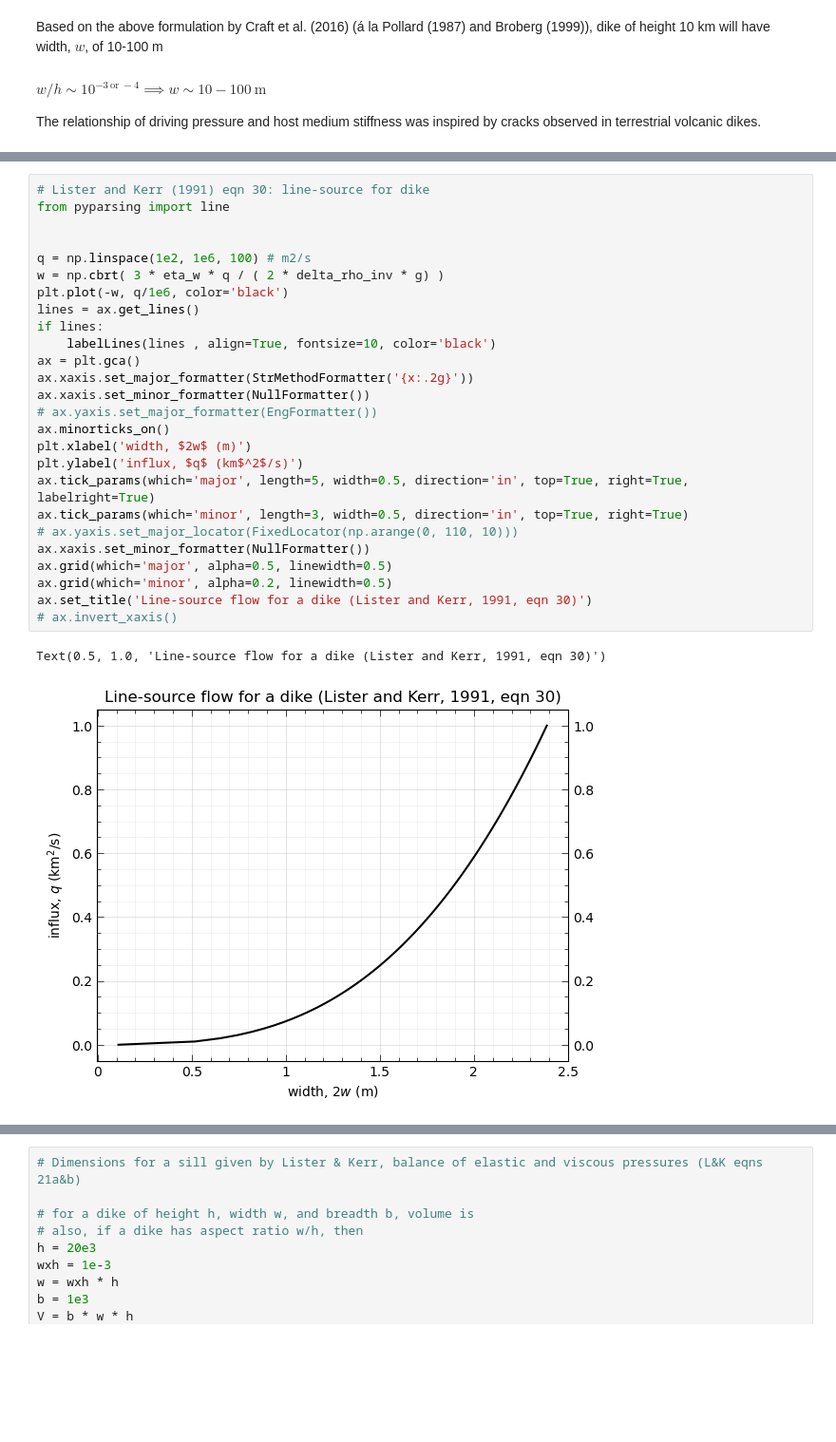
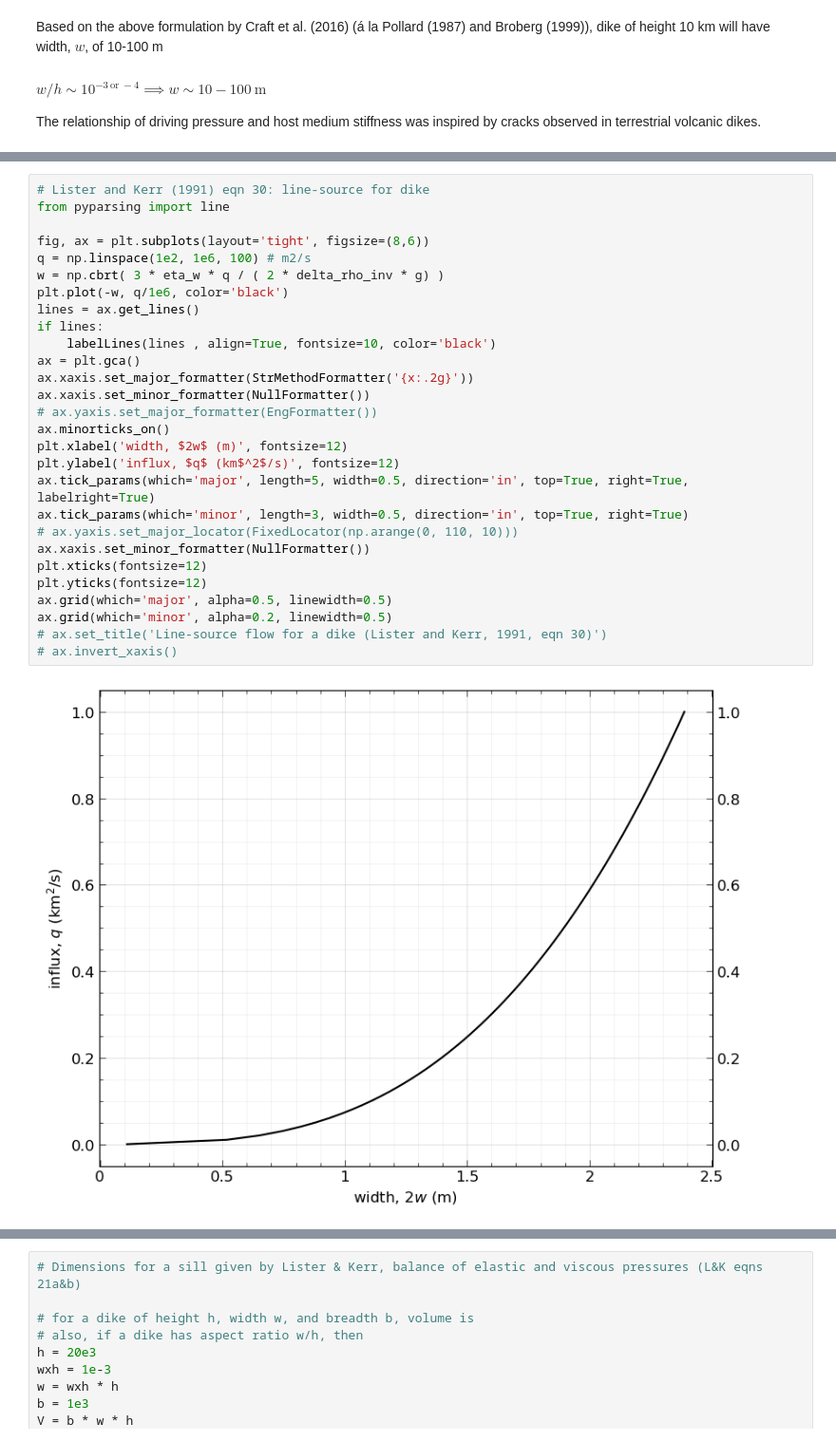
Before and after one commit to CottomR-et-al/Europa-ice-ocean-exchange, a Jupyter notebook: F25_Dikes_Europa.ipynb, the cells around one changed output, grey strips where cells are left out. Shown at 95% size. Saved outputs shown, nothing was run; the diff lists cells and outputs as text; blank space fills up the shorter version.

```diff
--- a/F25_Dikes_Europa.ipynb
+++ b/F25_Dikes_Europa.ipynb
@@ -834,32 +863,33 @@ ax.grid(which='minor', alpha=0.2)
 # %%
 # Lister and Kerr (1991) eqn 30: line-source for dike
 from pyparsing import line
 
-
+fig, ax = plt.subplots(layout='tight', figsize=(8,6))
 q = np.linspace(1e2, 1e6, 100) # m2/s
 w = np.cbrt( 3 * eta_w * q / ( 2 * delta_rho_inv * g) )
 plt.plot(-w, q/1e6, color='black')
 lines = ax.get_lines()
 if lines:
     labelLines(lines , align=True, fontsize=10, color='black')
 ax = plt.gca()
 ax.xaxis.set_major_formatter(StrMethodFormatter('{x:.2g}'))
 ax.xaxis.set_minor_formatter(NullFormatter())
 # ax.yaxis.set_major_formatter(EngFormatter())
 ax.minorticks_on()
-plt.xlabel('width, $2w$ (m)')
-plt.ylabel('influx, $q$ (km$^2$/s)')
+plt.xlabel('width, $2w$ (m)', fontsize=12)
+plt.ylabel('influx, $q$ (km$^2$/s)', fontsize=12)
 ax.tick_params(which='major', length=5, width=0.5, direction='in', top=True, right=True, labelright=True)
 ax.tick_params(which='minor', length=3, width=0.5, direction='in', top=True, right=True)
 # ax.yaxis.set_major_locator(FixedLocator(np.arange(0, 110, 10)))
 ax.xaxis.set_minor_formatter(NullFormatter())
+plt.xticks(fontsize=12)
+plt.yticks(fontsize=12)
 ax.grid(which='major', alpha=0.5, linewidth=0.5)
 ax.grid(which='minor', alpha=0.2, linewidth=0.5)
-ax.set_title('Line-source flow for a dike (Lister and Kerr, 1991, eqn 30)')
+# ax.set_title('Line-source flow for a dike (Lister and Kerr, 1991, eqn 30)')
 # ax.invert_xaxis()
 # %% [output]
-Text(0.5, 1.0, 'Line-source flow for a dike (Lister and Kerr, 1991, eqn 30)')
-[figure, old version]
+[figure, new version]
 # %%
 # Lister (1990) eqn 5.4 elliptical cross section
 fig, ax = plt.subplots(layout='tight', figsize=(8, 6))
```
Also changed, not shown: parts of 14 cells of this notebook.
